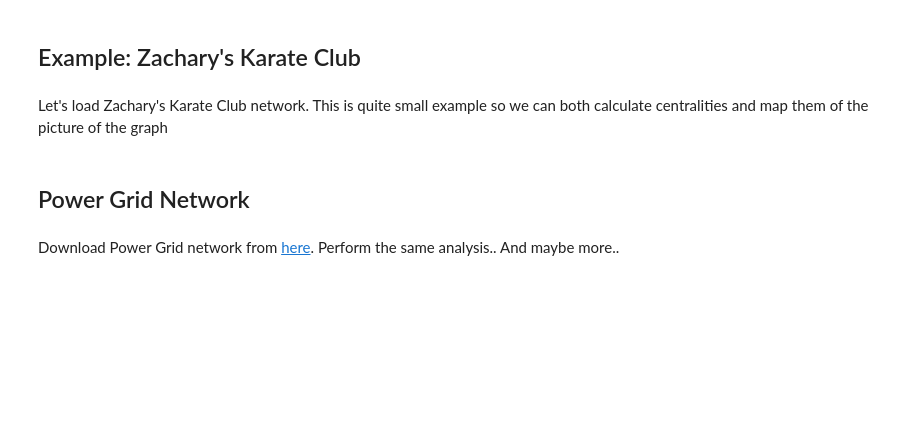
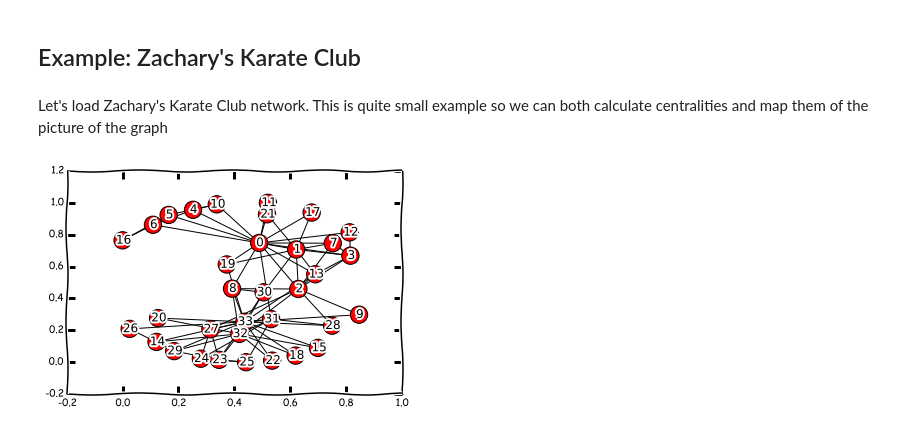
Before and after one commit to shestakoff/social_ntwks, a Jupyter notebook: centralities.ipynb, the cells around one changed output. Cells and saved outputs as stored; diff of their text form; code cells hidden in the pictures; blank space fills up the shorter version.

```diff
--- a/centralities.ipynb
+++ b/centralities.ipynb
@@ -45,4 +42,0 @@ pos = nx.spring_layout(G) # Fix node positions on all pictures
-# %% [markdown]
-## Power Grid Network
-# %% [markdown]
-Download Power Grid network from [here](http://networkdata.ics.uci.edu/data/power/). Perform the same analysis.. And maybe more..
@@ -50,0 +43,5 @@ Download Power Grid network from [here](http://networkdata.ics.uci.edu/data/powe
+# %%
+# Original network
+nx.draw_networkx(G, pos)
+# %% [output]
+[figure, added]
```
Also changed, not shown: parts of 6 cells of this notebook.
